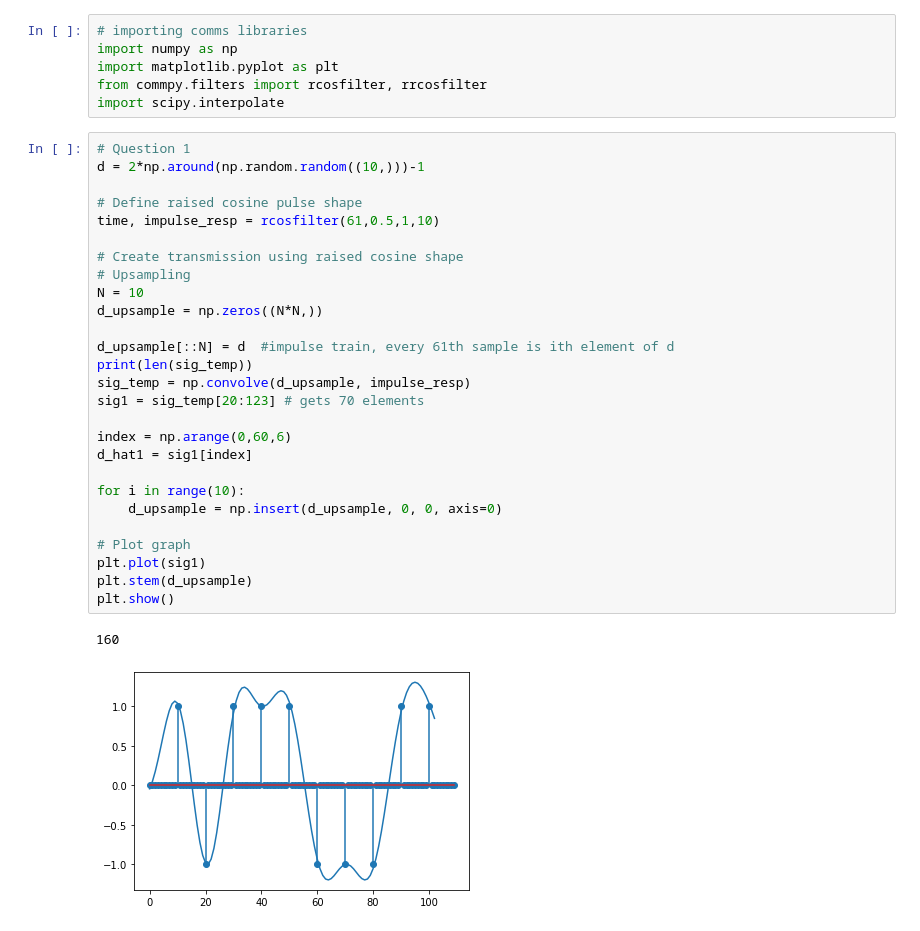
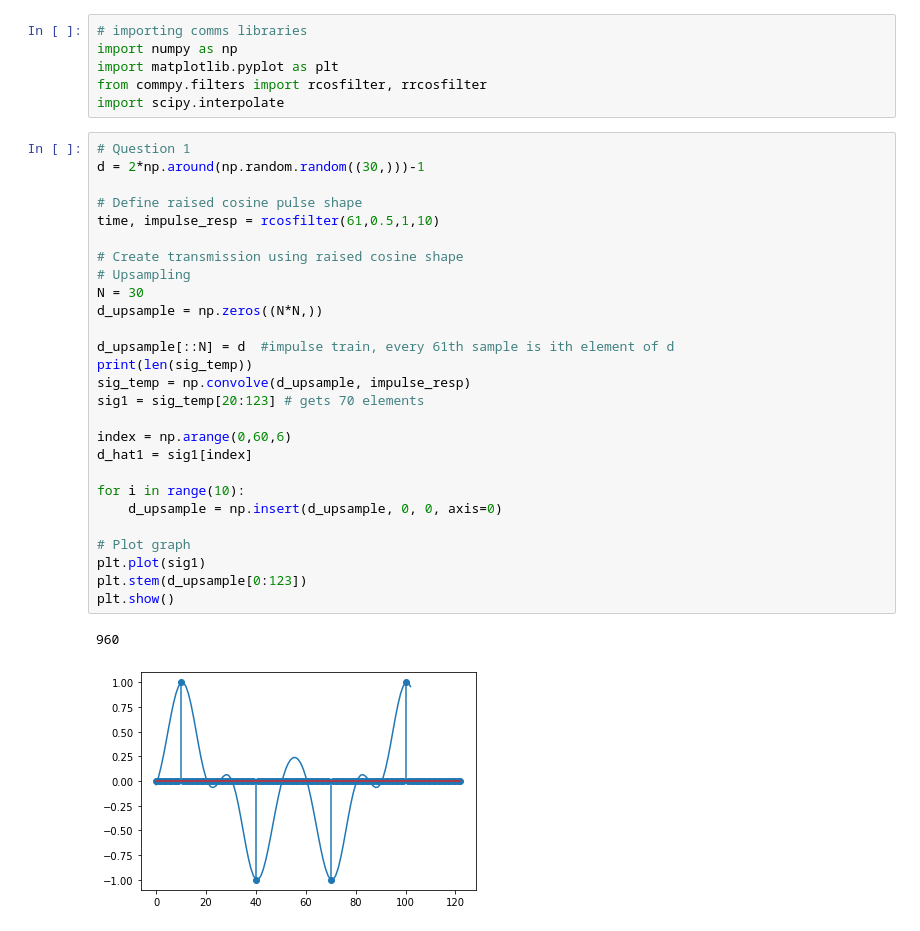
Before and after one commit to jetaehyun/ECE-3311-Projects, a Jupyter notebook: Project 3/ECE3311_Project_3.ipynb, the cells around one changed output. Saved outputs shown, nothing was run; the diff lists cells and outputs as text.

```diff
--- a/Project 3/ECE3311_Project_3.ipynb
+++ b/Project 3/ECE3311_Project_3.ipynb
@@ -12,33 +12,33 @@ from commpy.filters import rcosfilter, rrcosfilter
 import scipy.interpolate
 # %%
 # Question 1
-d = 2*np.around(np.random.random((10,)))-1
+d = 2*np.around(np.random.random((30,)))-1
 
 # Define raised cosine pulse shape
 time, impulse_resp = rcosfilter(61,0.5,1,10)
 
 # Create transmission using raised cosine shape
 # Upsampling
-N = 10
+N = 30
 d_upsample = np.zeros((N*N,))
 
 d_upsample[::N] = d  #impulse train, every 61th sample is ith element of d
 print(len(sig_temp))
 sig_temp = np.convolve(d_upsample, impulse_resp)
 sig1 = sig_temp[20:123] # gets 70 elements
 
 index = np.arange(0,60,6)
 d_hat1 = sig1[index]
 
 for i in range(10):
     d_upsample = np.insert(d_upsample, 0, 0, axis=0)
 
 # Plot graph
 plt.plot(sig1)
-plt.stem(d_upsample)
+plt.stem(d_upsample[0:123])
 plt.show()
 # %% [output]
-160
+960
-[figure, old version]
+[figure, new version]
 # %%
 #Question 2
```
Also changed, not shown: parts of 1 cell of this notebook.
